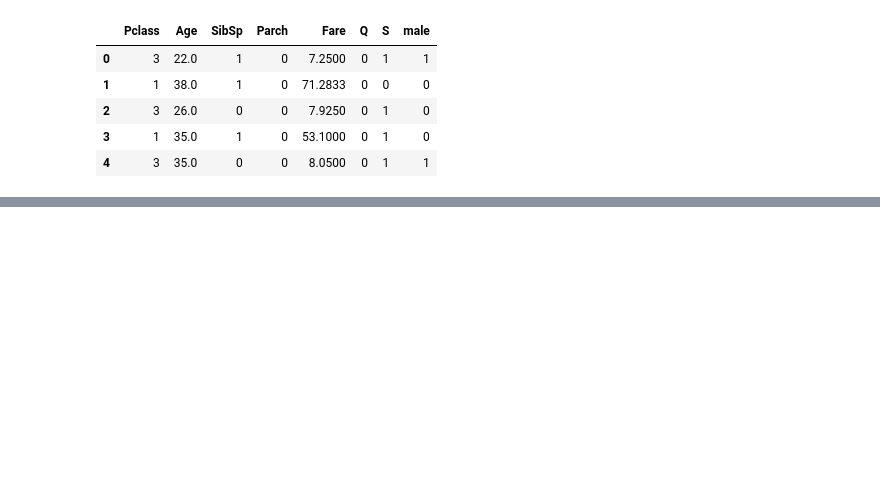
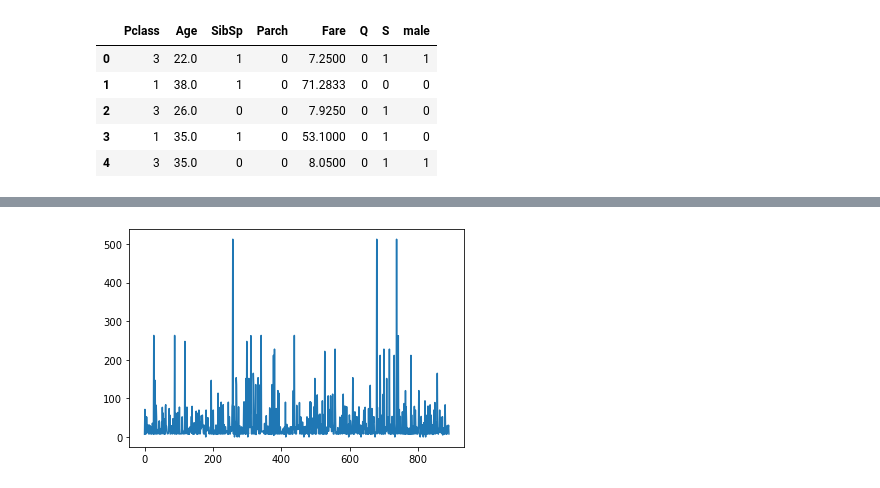
Before and after one commit to PRAVEENTHEPACIFIER/ML, a Jupyter notebook: Logistic Regression.ipynb, the cells around one changed output, grey strips where cells are left out. Saved outputs shown, nothing was run; the diff lists cells and outputs as text; code cells hidden in the pictures; blank space fills up the shorter version.

```diff
--- a/Logistic Regression.ipynb
+++ b/Logistic Regression.ipynb
@@ -311,0 +425,5 @@ X_train.head()
+# %%
+plt.plot(X['Fare'])
+plt.show()
+# %% [output]
+[figure, added]
```
Also changed, not shown: parts of 53 cells of this notebook.
